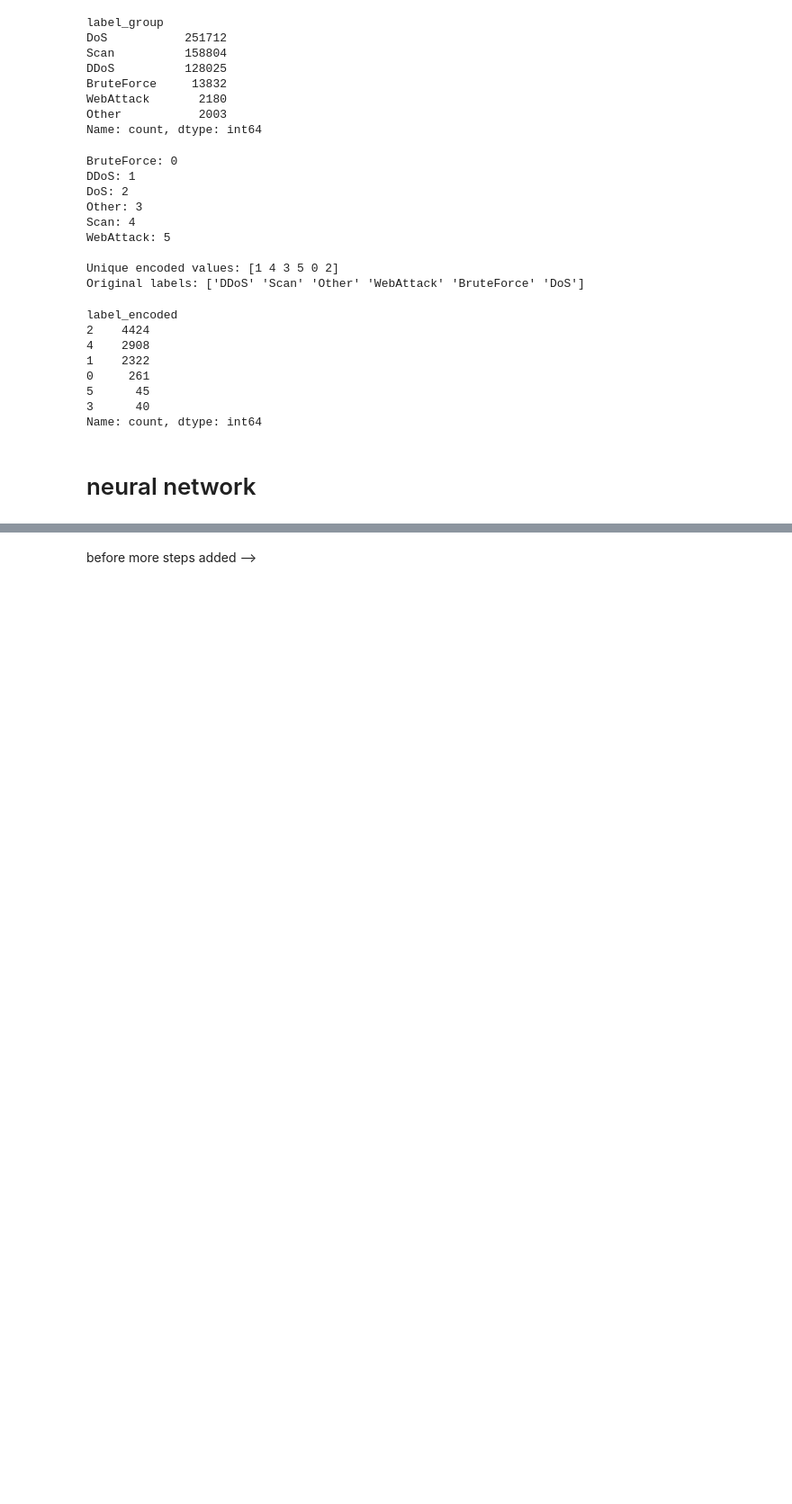
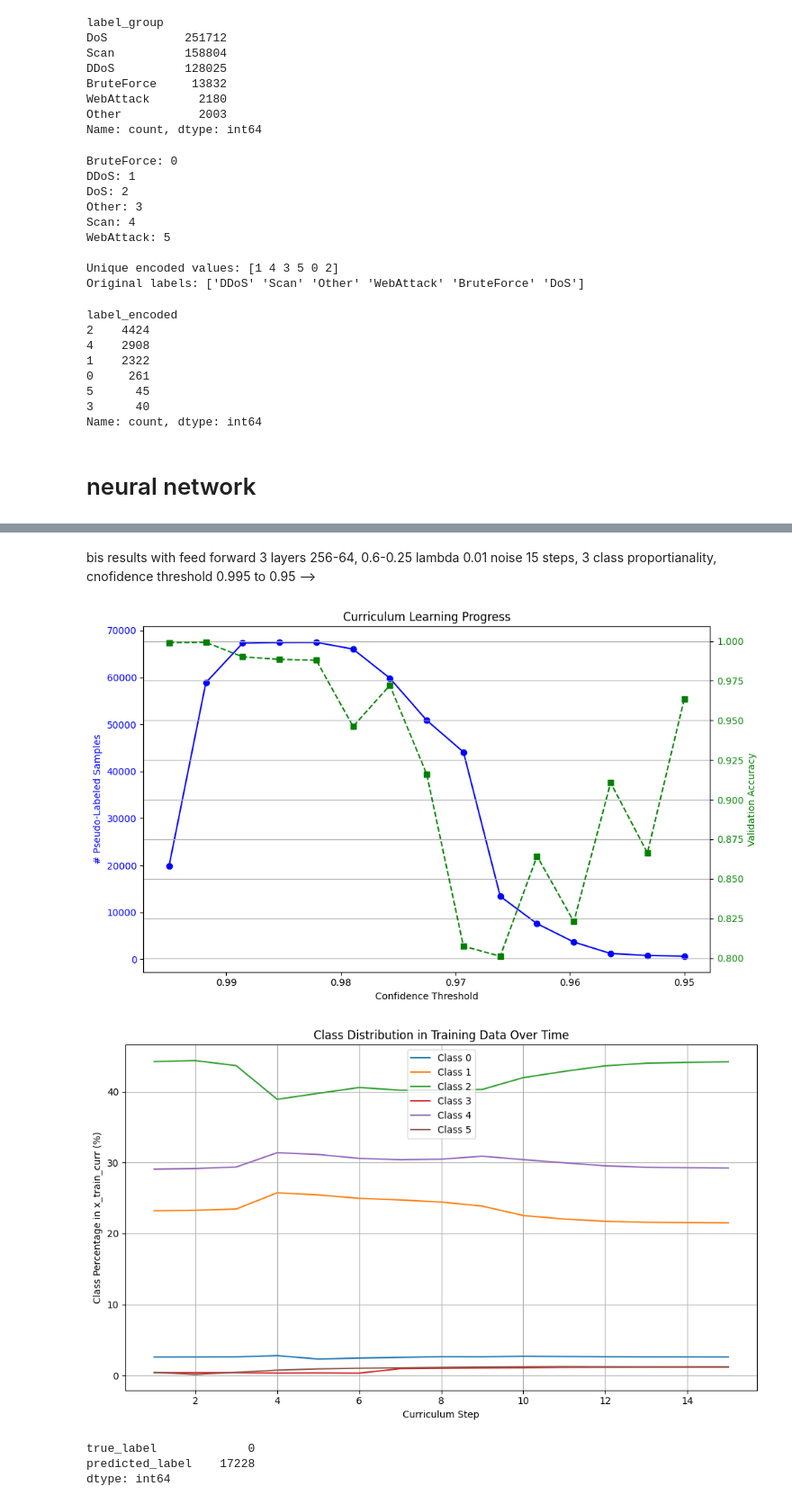
Before and after one commit to lucchinaluca/thesis-datasec, a Jupyter notebook: Pseudo-Labeling.ipynb, the cells around one changed output, grey strips where cells are left out. Shown at 90% size. Cells and saved outputs as stored; diff of their text form; code cells hidden in the pictures; blank space fills up the shorter version.

```diff
--- a/Pseudo-Labeling.ipynb
+++ b/Pseudo-Labeling.ipynb
@@ -633,2 +655,17 @@ weighted avg       0.97      0.93      0.94    505667
 # %% [markdown]
-before more steps added -->
+bis results with feed forward 3 layers 256-64, 0.6-0.25 lambda 0.01 noise 15 steps, 3 class proportianality, cnofidence threshold 0.995 to 0.95  -->
+# %%
+plot_curriculum_progress(thresholds, counts, accs)
+plot_class_distribution_over_time(class_distribution_history, thresholds)
+# %% [output]
+[figure, added]
+[figure, added]
+# %%
+print(eval_df.isna().sum())
+eval_df.dropna(subset=['predicted_label'], inplace=True)
+y_true_final = eval_df['true_label'].astype(int)
+y_pred_final = eval_df['predicted_label'].astype(int)
+# %% [output]
+true_label             0
+predicted_label    17228
+dtype: int64
```
Also changed, not shown: parts of 9 cells of this notebook.
